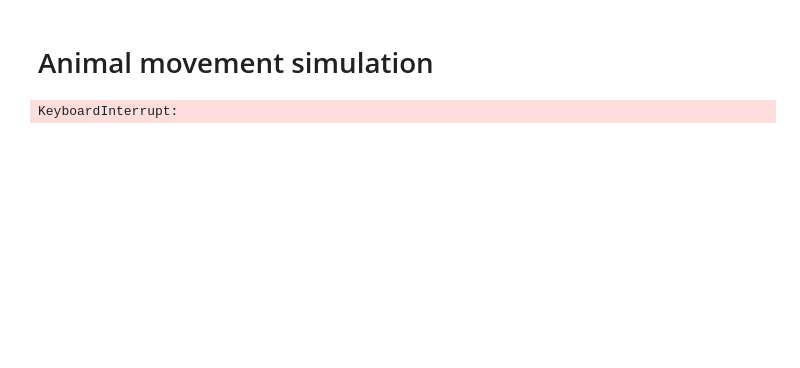
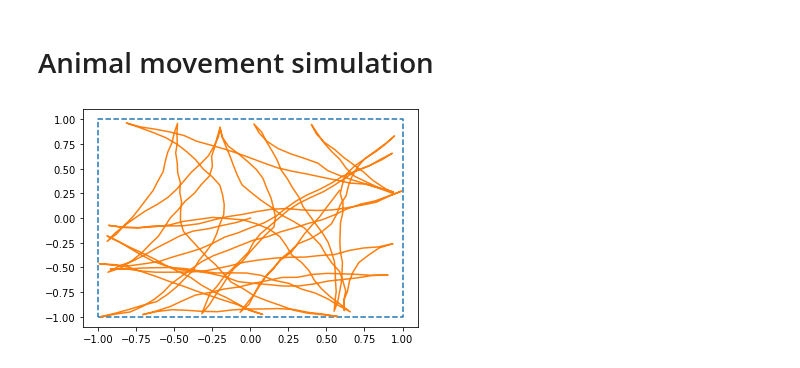
Before and after one commit to conormcgrory/rnn_spatial, a Jupyter notebook: motion_simulation.ipynb, the cells around one changed output. Saved outputs shown, nothing was run; the diff lists cells and outputs as text; code cells hidden in the pictures; blank space fills up the shorter version.

Commit message:
Changed boundary behavior to use reflection instead of rejection sampling; this sped things up

```diff
--- a/motion_simulation.ipynb
+++ b/motion_simulation.ipynb
@@ -6,10 +6,11 @@ import matplotlib.pyplot as plt
 
 from motion import MotionSimulation
 # %%
-sim = MotionSimulation(boundary='rectangle', time_step=0.1, std=1.0, speed=1.0)
+sim = MotionSimulation(boundary='rectangle', time_step=0.1, std=0.5, speed=1.0)
 # %%
-x, y, theta = sim.sample_trial(100)
+x, y, theta = sim.sample_trial(500)
-# %% [output]
-KeyboardInterrupt:
 # %%
-sim.plot_position(x, y)
+fig, ax = plt.subplots(1, 1)
+sim.plot_position(x, y, ax=ax)
+# %% [output]
+[figure, added]
```
Also changed, not shown: 1 other file.
